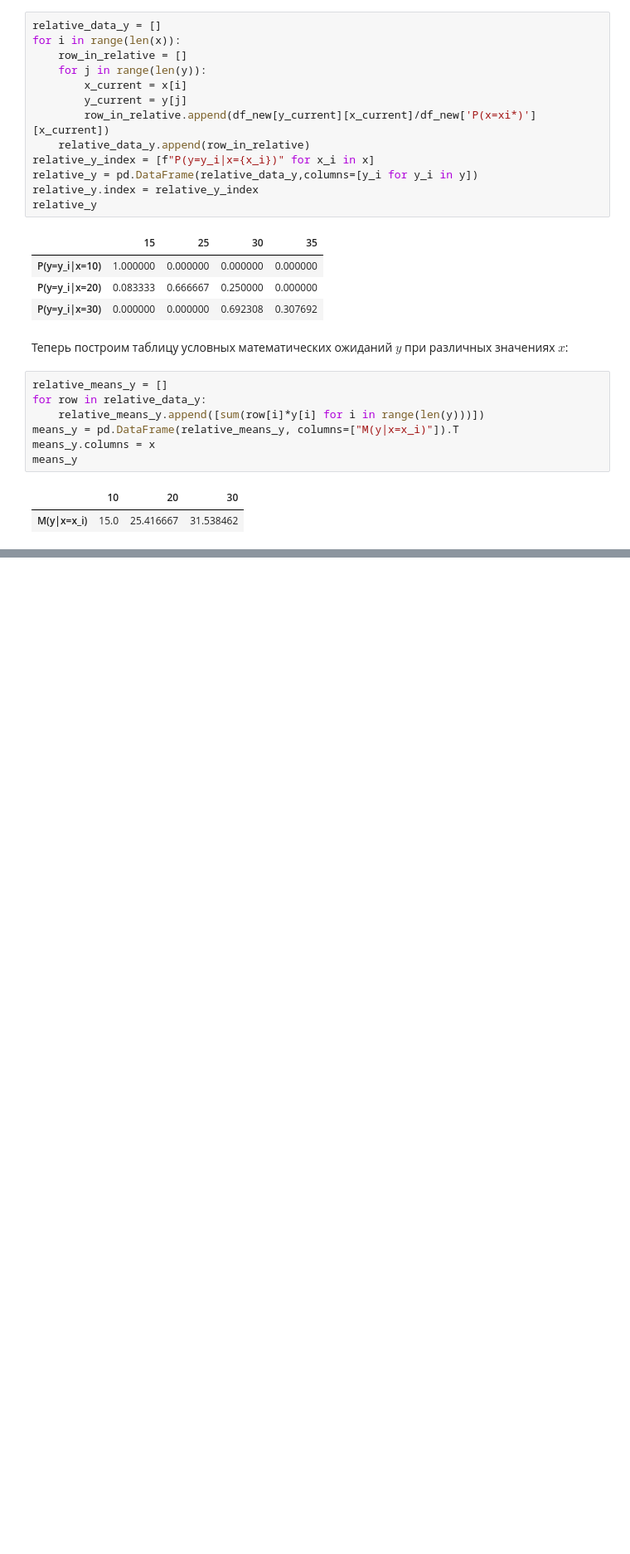
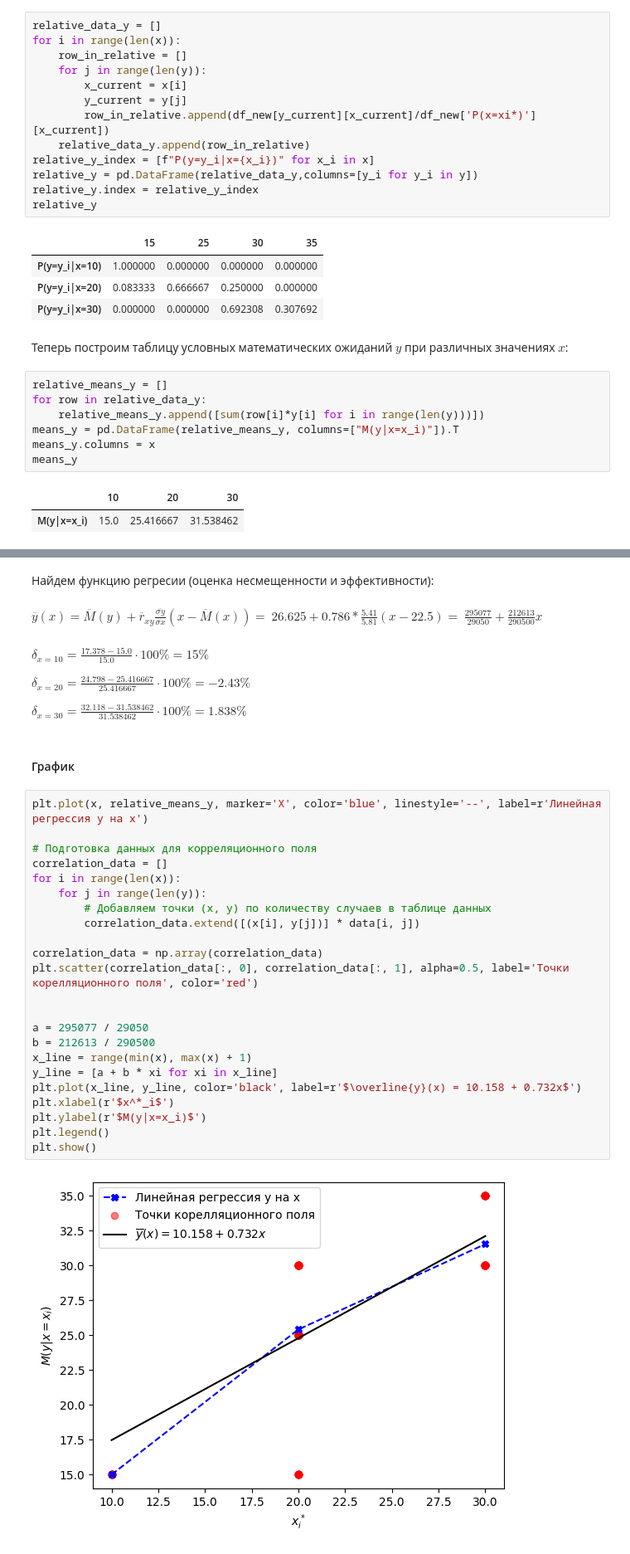
Before and after one commit to Romariok/Mathematical-statistics, a Jupyter notebook: lab6/main.ipynb, the cells around one changed output, grey strips where cells are left out. Shown at 83% size. Cells and saved outputs as stored; diff of their text form; blank space fills up the shorter version.

```diff
--- a/lab6/main.ipynb
+++ b/lab6/main.ipynb
@@ -182,0 +103,39 @@ Linear regression coefficients: [0.82692308 7.4465812 ]
+# %% [markdown]
+Найдем функцию регресии (оценка несмещенности и эффективности):
+# %% [markdown]
+$\overline{y}(x) = \overline{M}(y) + \overline{r}_{xy}\frac{\overline{\sigma{y}}}{\overline{\sigma{x}}}(x - \overline{M}(x)) = $
+$26.625 + 0.786 * \frac{5.41}{5.81}(x - 22.5) = $
+$ \frac{295077}{29050} + \frac{212613}{290500}x $
+# %% [markdown]
+$\delta_{x=10} = \frac{17.378 - 15.0}{15.0} \cdot 100\% = 15\%$
+
+$\delta_{x=20} = \frac{24.798 - 25.416667}{25.416667} \cdot 100\% = -2.43\%$
+
+$\delta_{x=30} = \frac{32.118 - 31.538462}{31.538462} \cdot 100\% = 1.838\%$
+# %% [markdown]
+#### График
+# %%
+plt.plot(x, relative_means_y, marker='X', color='blue', linestyle='--', label=r'Линейная регрессия y на x')
+
+# Подготовка данных для корреляционного поля
+correlation_data = []
+for i in range(len(x)):
+    for j in range(len(y)):
+        # Добавляем точки (x, y) по количеству случаев в таблице данных
+        correlation_data.extend([(x[i], y[j])] * data[i, j])
+
+correlation_data = np.array(correlation_data)
+plt.scatter(correlation_data[:, 0], correlation_data[:, 1], alpha=0.5, label='Точки корелляционного поля', color='red')
+
+
+a = 295077 / 29050
+b = 212613 / 290500
+x_line = range(min(x), max(x) + 1)
+y_line = [a + b * xi for xi in x_line]
+plt.plot(x_line, y_line, color='black', label=r'$\overline{y}(x) = 10.158 + 0.732x$')
+plt.xlabel(r'$x^*_i$')
+plt.ylabel(r'$M(y|x=x_i)$')
+plt.legend()
+plt.show()
+# %% [output]
+[figure, added]
```
Also changed, not shown: parts of 4 cells of this notebook.
